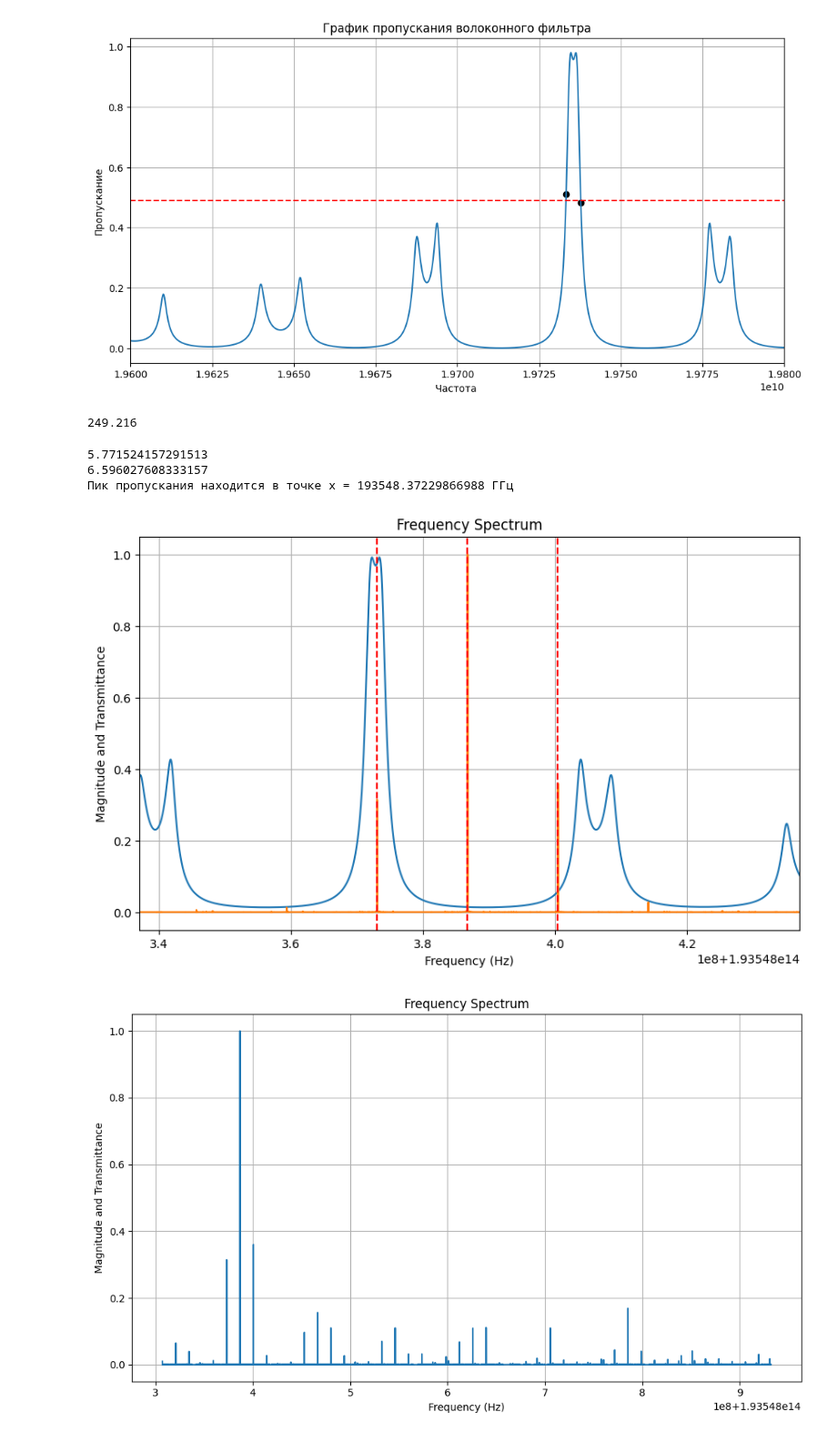
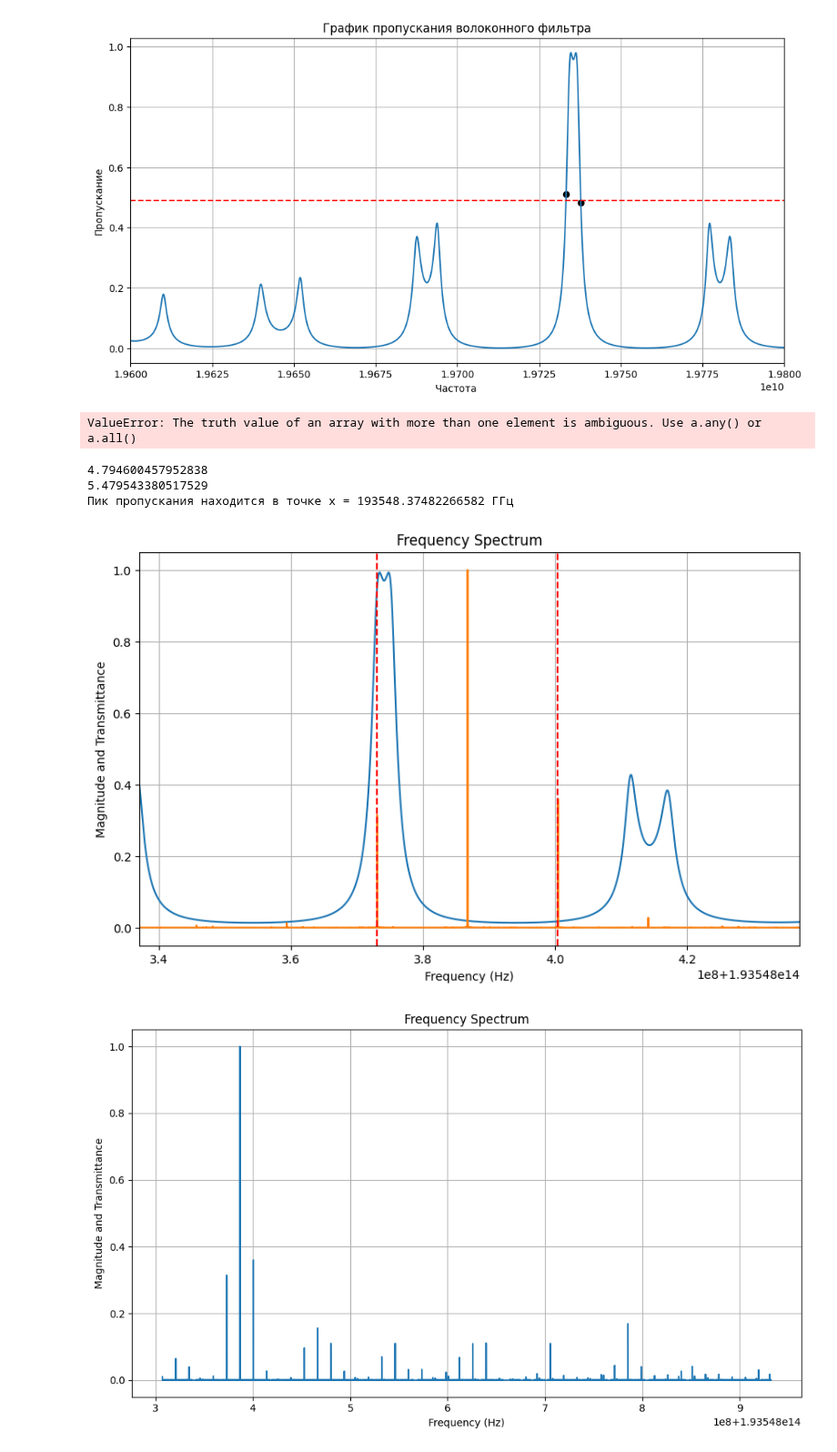
Before and after one commit to Orange-spearow/Finally_praktika, a Jupyter notebook: Подбор волоконных фильтров 3.ipynb, the cells around one changed output. Shown at 91% size. Cells and saved outputs as stored; diff of their text form; code cells hidden in the pictures.

```diff
--- a/Подбор волоконных фильтров 3.ipynb
+++ b/Подбор волоконных фильтров 3.ipynb
@@ -131,10 +131,10 @@ def a(FSR):
             result.append(value)
         return np.array(result)
     T_values = np.abs(T_filter_first(freq))
-    peaks, _ = find_peaks(T_values)
-    max_peak_index = peaks[np.argmax(T_values[peaks])]
+    peaks, _ = find_peaks(T_values, height = 0.6)
+    #max_peak_index = peaks[np.argmax(T_values[peaks])]
 # Значение по оси x для максимального пика
-    max_x_value = freq[max_peak_index]
+    max_x_value = freq[peaks]
     return max_x_value
 def b(freq):
     FSR = 249.89e6
@@ -143,7 +143,7 @@ def b(freq):
     return FSR
 print(b(freq)/1e6)
 # %% [output]
-249.216
+ValueError: The truth value of an array with more than one element is ambiguous. Use a.any() or a.all()
 # %%
 import numpy as np
 from scipy.interpolate import interp1d
@@ -214,7 +214,7 @@ freq = freq - 80e6 + c/h
 #249.944
 #5.7547137134060495
 #6.576815672464056
-FSR = 249.216e6
+FSR = 299.995e6
 c = 3e8
 n = 1.46
 l = 7 * c / (n  * FSR)
@@ -265,36 +265,36 @@ max_peak_index = peaks[np.argmax(T_values[peaks])]
 max_x_value = freq[max_peak_index]
 print(f'Пик пропускания находится в точке x = {max_x_value/1e9} ГГц')
 #print(max_x_value - (c/h + 2.0e6))
 
 plt.figure(figsize = (10,6))
 plt.plot(freq, T_values)
 plt.xlim(c/h - 50e6 , c/h + 50e6)
 plt.plot(freq, np.abs(fft_signal_norm))
-plt.axvline(x = c/h -0.35e6 , color = 'red', linestyle = '--')
+#plt.axvline(x = c/h -0.35e6 , color = 'red', linestyle = '--')
 #plt.axvline(x = max_x_value  , color = 'red')
 plt.axvline(x = c/h + 13.38e6, color = 'red', linestyle = '--')
 plt.axvline(x = c/h - 14e6, color = 'red', linestyle = '--')
 #plt.xticks(np.arange(min(freq) , max(freq), 50e7))
 plt.xlabel('Frequency (Hz)')
 plt.ylabel('Magnitude and Transmittance')
 plt.title('Frequency Spectrum')
 plt.grid()
 #plt.tight_layout()
 
 plt.figure(figsize = (10,6))
 plt.plot(freq, np.abs(fft_signal_norm))
 #plt.scatter( [c[0] for c in max_peaks],[c[1] for c in max_peaks], color='k')  # точки пересечения
 #plt.xlim(40e6, 120e6)  # отображение только положительных частот
 plt.xlabel('Frequency (Hz)')
 plt.ylabel('Magnitude and Transmittance')
 plt.title('Frequency Spectrum')
 plt.grid(True)
 
 plt.tight_layout()
 plt.show()
 # %% [output]
-5.771524157291513
-6.596027608333157
-Пик пропускания находится в точке x = 193548.37229866988 ГГц
+4.794600457952838
+5.479543380517529
+Пик пропускания находится в точке x = 193548.37482266582 ГГц
-[figure, old version]
+[figure, new version]
 [figure]
```
Also changed, not shown: parts of 1 cell of this notebook, 3 other files.
